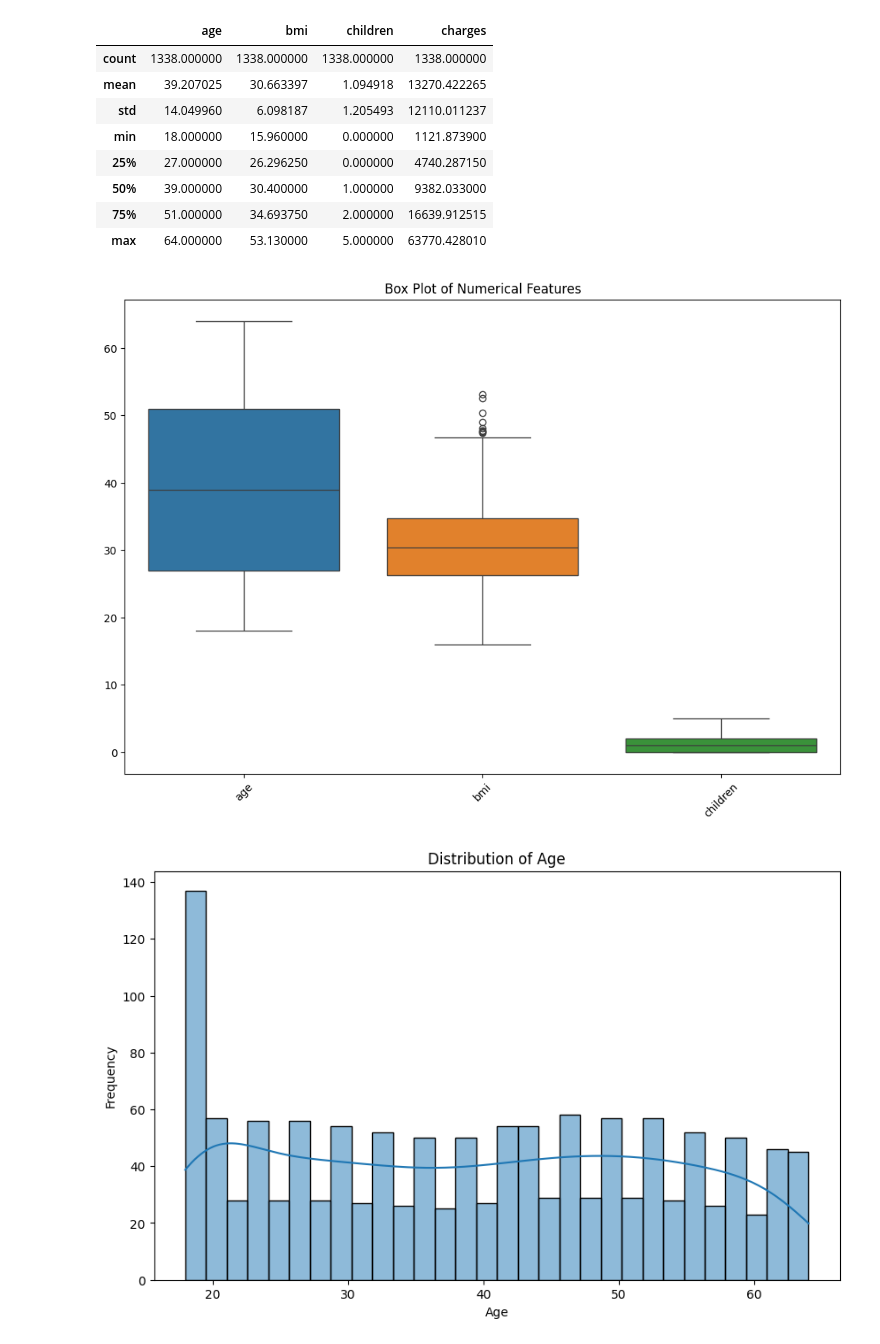
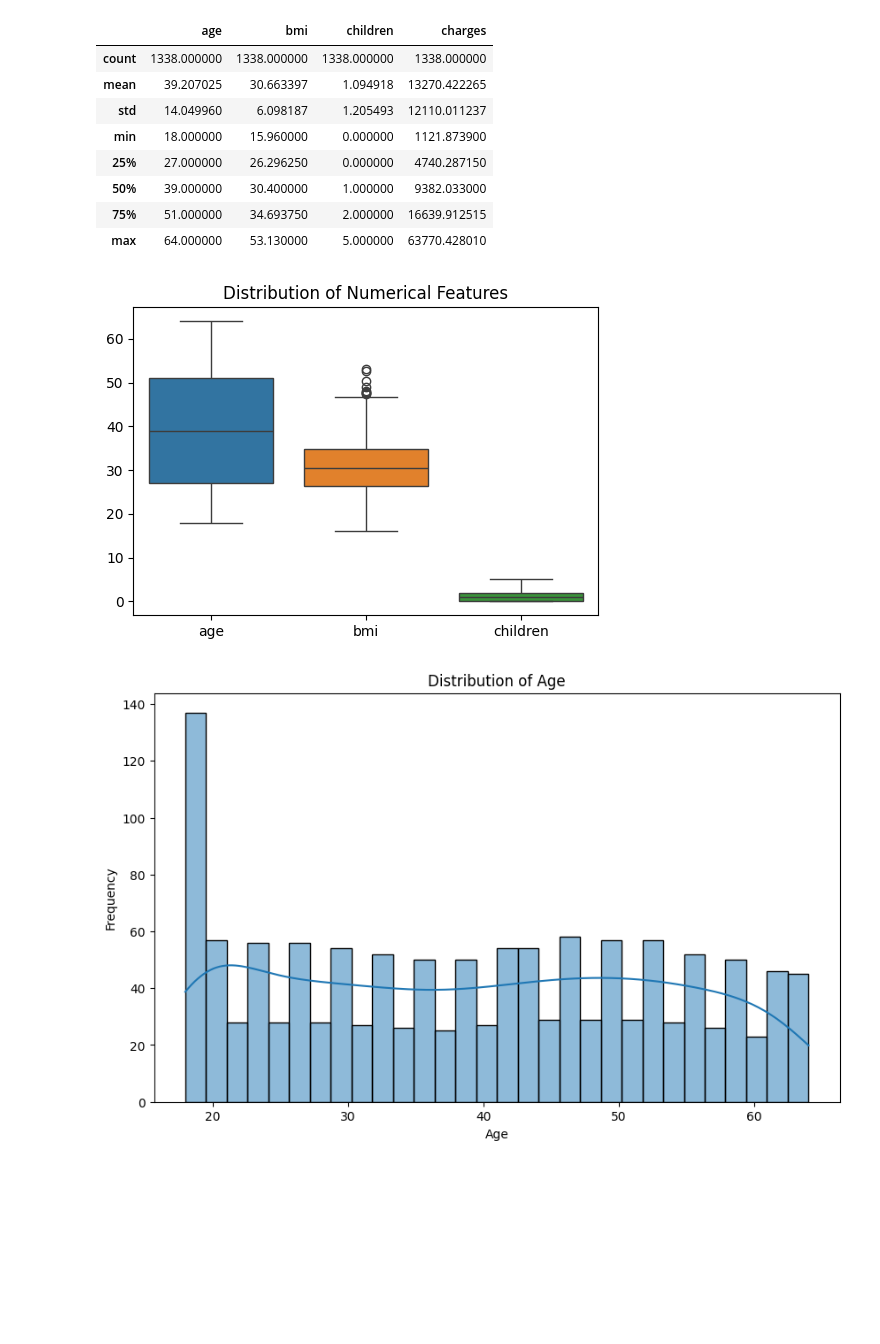
Before and after one commit to Ahmedaboenaba/Machine-Learning, a Jupyter notebook: Regression/medical insurance_cost_prediction.ipynb, the cells around one changed output. Drawn from its saved outputs; the diff is of its cells as text; code cells hidden in the pictures; blank space fills up the shorter version.

```diff
--- a/Regression/medical insurance_cost_prediction.ipynb
+++ b/Regression/medical insurance_cost_prediction.ipynb
@@ -180,15 +178,15 @@ insurance.describe()
 | 50% | 39.000000 | 30.400000 | 1.000000 | 9382.033000 |
 | 75% | 51.000000 | 34.693750 | 2.000000 | 16639.912515 |
 | max | 64.000000 | 53.130000 | 5.000000 | 63770.428010 |
-# %%
-# box plot for for all numerical features Except target variable(charges)
-plt.figure(figsize=(12,8))
-sns.boxplot(data=insurance.select_dtypes(include=['float64', 'int64']).drop(columns=['charges']))
-plt.title('Box Plot of Numerical Features')
-plt.xticks(rotation=45)
-plt.show()
-# %% [output]
-[figure, removed]
+# %%
+#Visualize numerical features
+numerical_features = insurance.iloc[:, :-1].select_dtypes(include=['int64', 'float64']).columns
+plt.figure(figsize=(6, 4))
+sns.boxplot(data=insurance[numerical_features])
+plt.title(f'Distribution of Numerical Features')
+plt.show()
+# %% [output]
+[figure, added]
 # %%
 #distribution of age
 plt.figure(figsize=(10,6))
```
Also changed, not shown: parts of 37 cells of this notebook.
